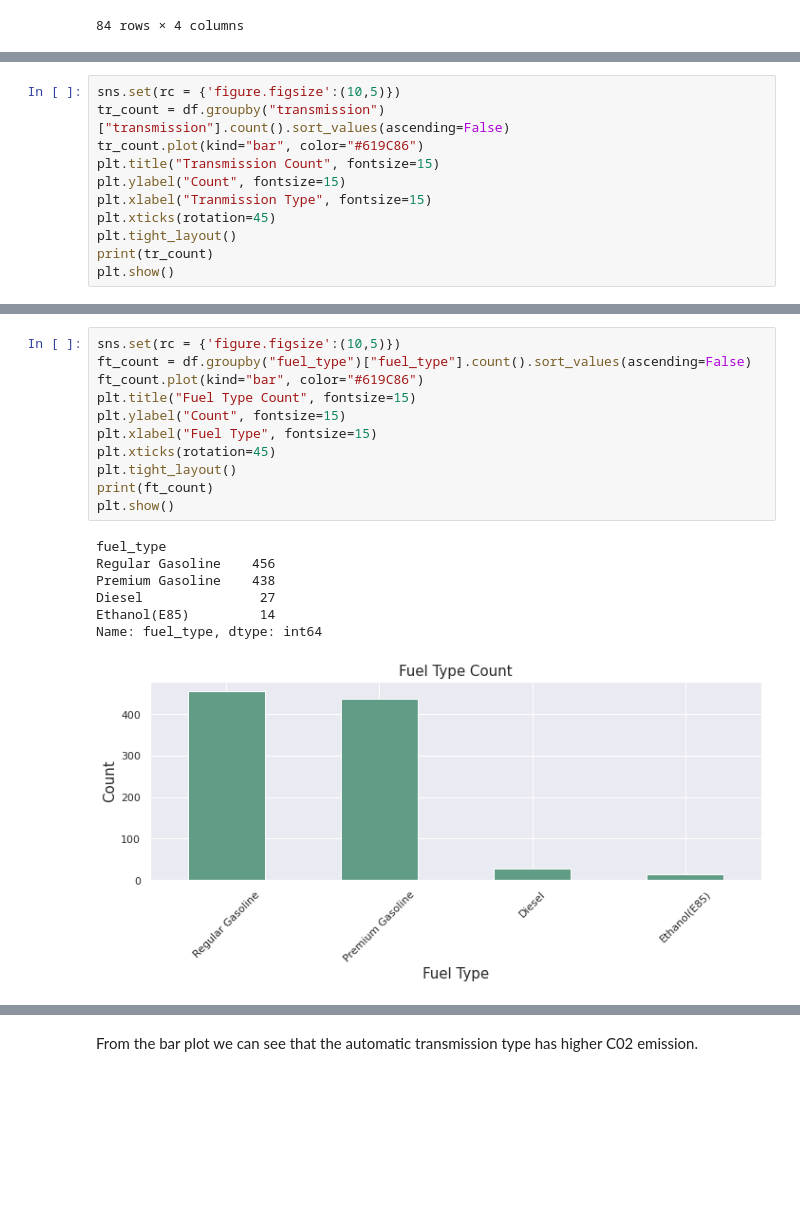
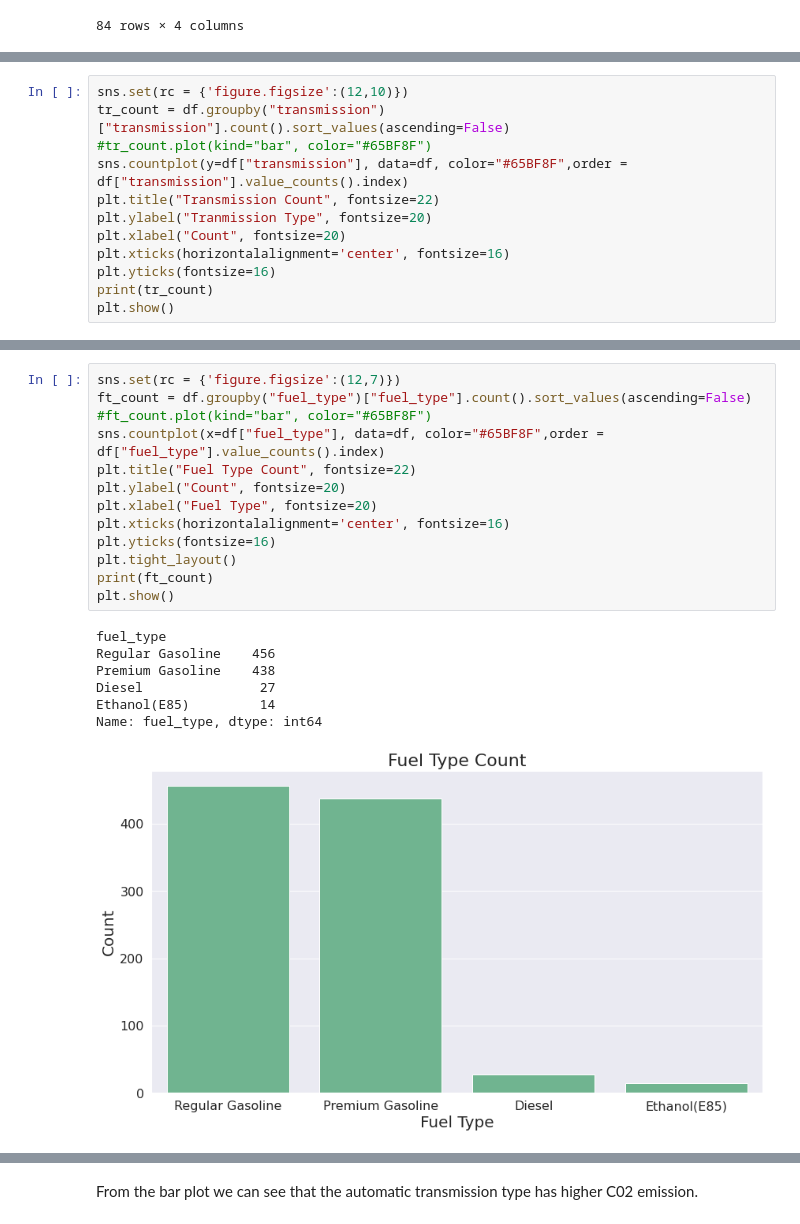
Before and after one commit to Sophiat-O/c02_emission_analysis, a Jupyter notebook: Data_Analysis_of_Car_C02.ipynb, the cells around one changed output, grey strips where cells are left out. Saved outputs shown, nothing was run; the diff lists cells and outputs as text; blank space fills up the shorter version.

```diff
--- a/Data_Analysis_of_Car_C02.ipynb
+++ b/Data_Analysis_of_Car_C02.ipynb
@@ -157,12 +157,13 @@ Text(0.5, 1.0, 'Brand Count')
 # %%
-sns.set(rc = {'figure.figsize':(10,5)})
+sns.set(rc = {'figure.figsize':(12,10)})
 tr_count = df.groupby("transmission")["transmission"].count().sort_values(ascending=False)
-tr_count.plot(kind="bar", color="#619C86")
-plt.title("Transmission Count", fontsize=15)
-plt.ylabel("Count", fontsize=15)
-plt.xlabel("Tranmission Type", fontsize=15)
-plt.xticks(rotation=45)
-plt.tight_layout()
+#tr_count.plot(kind="bar", color="#65BF8F")
+sns.countplot(y=df["transmission"], data=df, color="#65BF8F",order = df["transmission"].value_counts().index)
+plt.title("Transmission Count", fontsize=22)
+plt.ylabel("Tranmission Type", fontsize=20)
+plt.xlabel("Count", fontsize=20)
+plt.xticks(horizontalalignment='center', fontsize=16)
+plt.yticks(fontsize=16)
 print(tr_count)
 plt.show()
 # %% [output]
@@ -177,22 +178,24 @@ Name: transmission, dtype: int64
 # %%
-sns.set(rc = {'figure.figsize':(10,5)})
+sns.set(rc = {'figure.figsize':(12,7)})
 ft_count = df.groupby("fuel_type")["fuel_type"].count().sort_values(ascending=False)
-ft_count.plot(kind="bar", color="#619C86")
-plt.title("Fuel Type Count", fontsize=15)
-plt.ylabel("Count", fontsize=15)
-plt.xlabel("Fuel Type", fontsize=15)
-plt.xticks(rotation=45)
+#ft_count.plot(kind="bar", color="#65BF8F")
+sns.countplot(x=df["fuel_type"], data=df, color="#65BF8F",order = df["fuel_type"].value_counts().index)
+plt.title("Fuel Type Count", fontsize=22)
+plt.ylabel("Count", fontsize=20)
+plt.xlabel("Fuel Type", fontsize=20)
+plt.xticks(horizontalalignment='center', fontsize=16)
+plt.yticks(fontsize=16)
 plt.tight_layout()
 print(ft_count)
 plt.show()
 # %% [output]
 fuel_type
 Regular Gasoline    456
 Premium Gasoline    438
 Diesel               27
 Ethanol(E85)         14
 Name: fuel_type, dtype: int64
-[figure, old version]
+[figure, new version]
 # %%
 emission_transmission = df.groupby(["transmission"])["co2_emissions"].mean().sort_values().reset_index()
 
```
Also changed, not shown: parts of 17 cells of this notebook.
